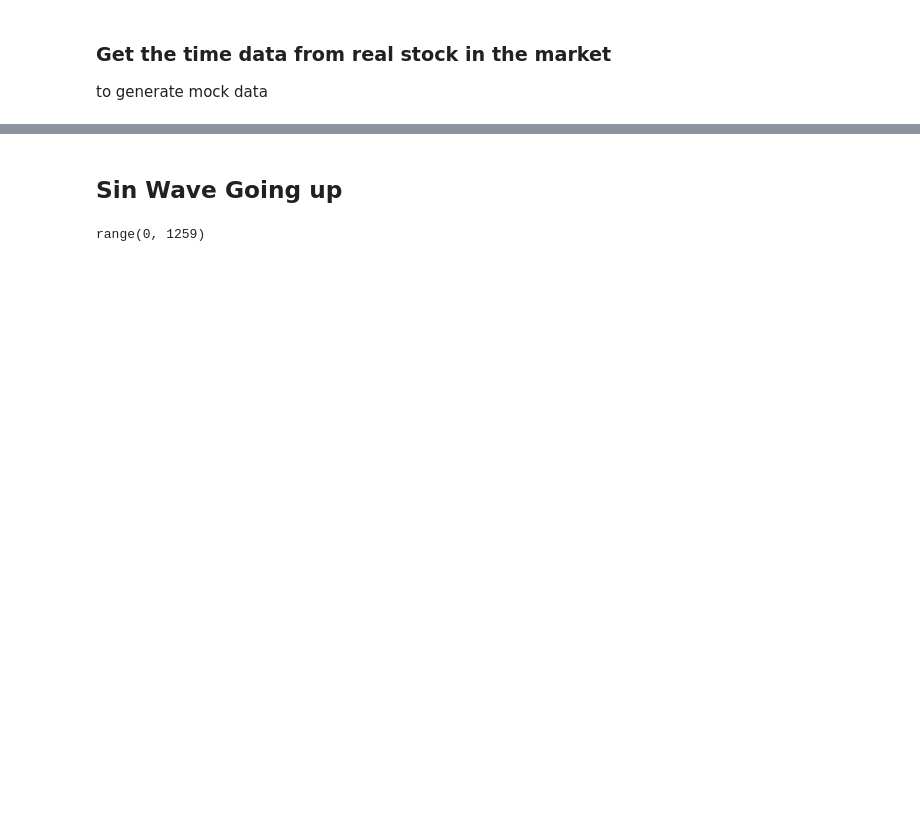
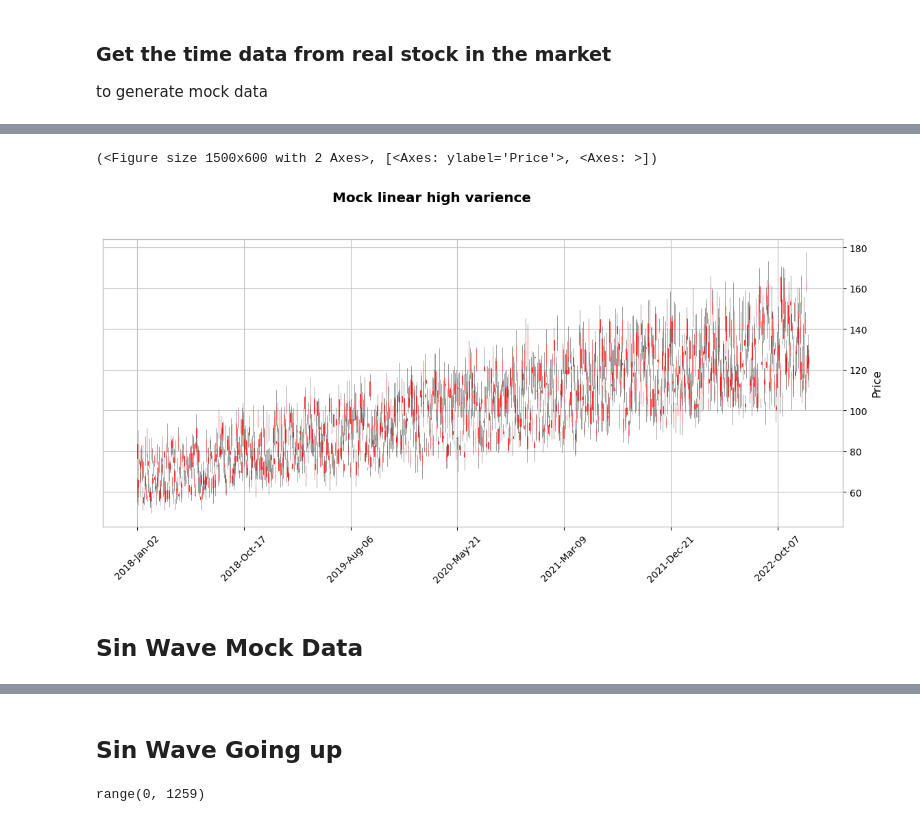
Before and after one commit to interritus141/COMP0031-Group-Research-Project, a Jupyter notebook: datagenerator.ipynb, the cells around one changed output, grey strips where cells are left out. Saved outputs shown, nothing was run; the diff lists cells and outputs as text; code cells hidden in the pictures; blank space fills up the shorter version.

```diff
--- a/datagenerator.ipynb
+++ b/datagenerator.ipynb
@@ -49,0 +113,22 @@ pd.DataFrame()
+# %%
+X_train = date_index
+y_train = np.arange(50,100,50/len(date_index))
+y_noise = np.random.rand(len(date_index)) * y_train * 0.5
+y_train += y_noise
+df = add_mock_details(y_train, date_index)
+write_to_csv(df, "linear_high_varince")
+# %%
+mpf.plot(df,
+         type="candle",
+         title = "Mock linear high varience",
+         figsize=fsize,
+         style=plot_style,
+         returnfig=True,
+         show_nontrading=False,
+         warn_too_much_data=1500
+    )
+# %% [output]
+(<Figure size 1500x600 with 2 Axes>, [<Axes: ylabel='Price'>, <Axes: >])
+[figure, added]
+# %% [markdown]
+## Sin Wave Mock Data
```
Also changed, not shown: parts of 46 cells of this notebook, 9 other files.
